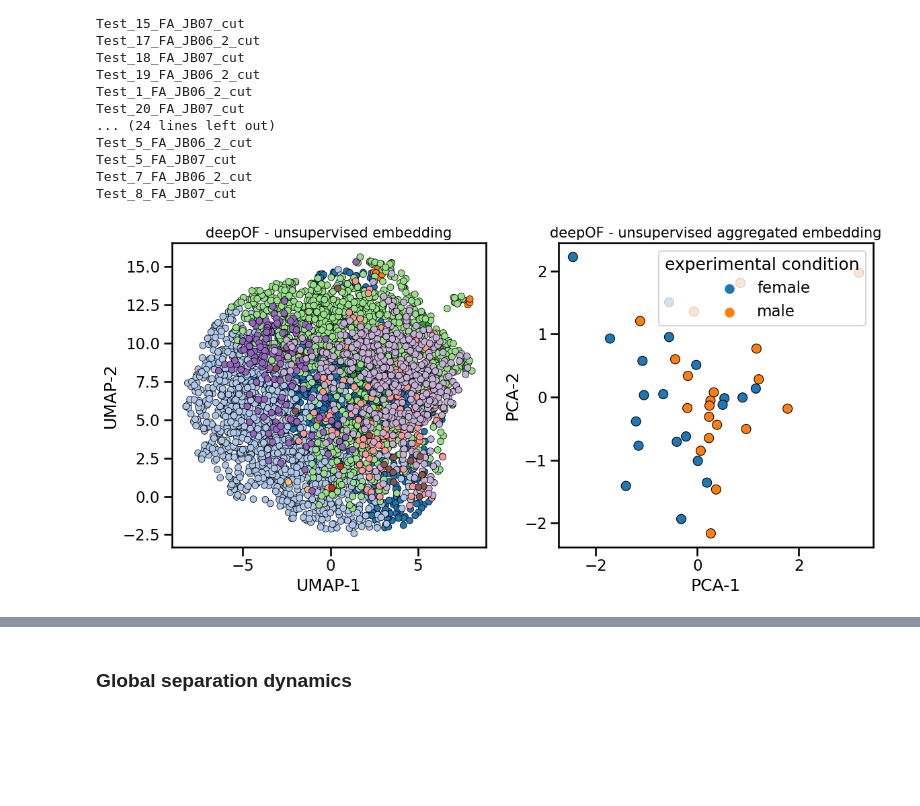
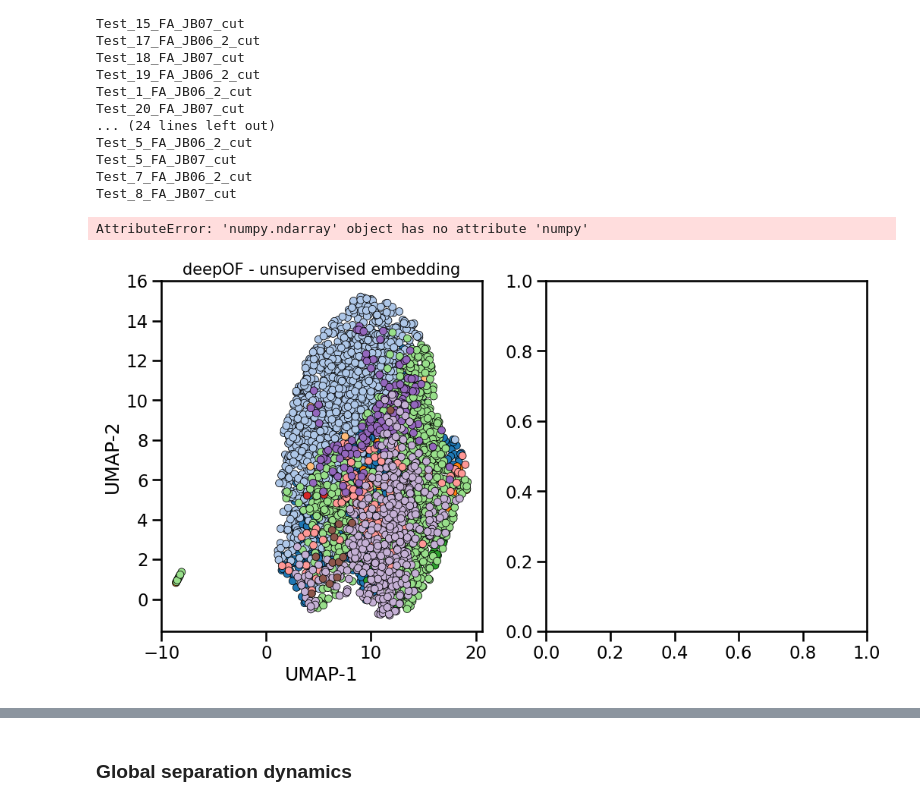
Before and after one commit to mlfpm/deepof, a Jupyter notebook: docs/source/tutorial_notebooks/deepof_unsupervised_tutorial.ipynb, the cells around one changed output, grey strips where cells are left out. Drawn from its saved outputs; the diff is of its cells as text; code cells hidden in the pictures; blank space fills up the shorter version.

```diff
--- a/docs/source/tutorial_notebooks/deepof_unsupervised_tutorial.ipynb
+++ b/docs/source/tutorial_notebooks/deepof_unsupervised_tutorial.ipynb
@@ -46,19 +41,13 @@ my_deepof_project.get_exp_conditions['Test_10_FA_JB06_2_cut']
 # Add preprocessing options to include multiple animals, concatenated and together in a graph
 
 tt = my_deepof_project.get_coords(center="Center", align="Spine_1")
-# ss = my_deepof_project.get_coords(speed=1)
-
-# tt = cc.merge(ss)
-
 tt, _ = tt.preprocess(
-    window_size=25,
+    window_size=13,
     window_step=1,
     test_videos=1,
     scale="standard",
     handle_ids="split", # "concat" uses bps from != animals as features, "split"
 )
-
-# tt = (tt[0][:25000], tt[1][:25000], tt[2][:25000], tt[3][:25000])
 # %%
 # SAME HERE: Last section of the last tutorial should explore tensor and graph preprocessing
 from deepof.utils import connect_mouse_topview
@@ -68,12 +57,13 @@ pp, G, to_preprocess, global_scaler = my_deepof_project.get_graph_dataset(
    # animal_id="B",
     center="Center",
     align="Spine_1",
+    window_size=13,
+    window_step=1,
     preprocess=True,
     scale="standard"
 )
 
 adj = nx.adjacency_matrix(G).todense()
-#pp = (pp[0][:25000], pp[1][:25000], pp[2][:25000], pp[3][:25000], pp[4][:25000], pp[5][:25000])
 # %%
 #What happens if we use a two-stage normalization approach?
 # 1) Normalize within animals to get rid of body size effects
@@ -84,18 +74,18 @@ adj = nx.adjacency_matrix(G).todense()
 # %%
 %%time
 cons = my_deepof_project.deep_unsupervised_embedding(
-    pp,
+    [p[:2000] for p in pp],
     adjacency_matrix=adj,
-    embedding_model="VaDE",
+    embedding_model="VQVAE",
     epochs=2,
     encoder_type="recurrent",
     n_components=15,
-    latent_dim=8,
+    latent_dim=4,
     kl_warmup=10,
     kl_annealing_mode="linear",
     batch_size=128,
     kmeans_loss=0.0,
     reg_cat_clusters=0.0,
-    pretrained="deepof_FC_project_files/Trained_models/train_models/trained_weights/deepof_unsupervised_VaDE_recurrent_encodings_input_type=graph_kmeans_loss=0.0_encoding=8_k=15_20230126-094309_final_weights.h5",
+  # pretrained="deepof_FC_project_files/Trained_models/train_models/trained_weights/deepof_unsupervised_VaDE_recurrent_encodings_input_type=graph_kmeans_loss=0.0_encoding=8_k=15_20230126-094309_final_weights.h5",
 )
 # %% [output]
@@ -181,35 +185,36 @@ import matplotlib.pyplot as plt
 import seaborn as sns
 
 fig, (ax1, ax2) = plt.subplots(1, 2, figsize=(12, 6))
 sns.set_context("talk")
 
 deepof.visuals.plot_embeddings(
     my_deepof_project,
     embeddings,
     soft_counts,
     breaks,
     aggregate_experiments=False,
     samples=100,
     ax=ax1,
     save=False, # Set to True, or give a custom name, to save the plot
 )
 
 deepof.visuals.plot_embeddings(
     my_deepof_project,
     embeddings,
     soft_counts,
     breaks,
-    aggregate_experiments="time on cluster",
+    aggregate_experiments="median",
     exp_condition="Sex",
     show_aggregated_density=False,
     ax=ax2,
     save=False, # Set to True, or give a custom name, to save the plot,
 )
 
 plt.tight_layout()
 plt.show()
 # %% [output]
+AttributeError: 'numpy.ndarray' object has no attribute 'numpy'
-[figure, old version]
+[figure, new version]
 # %%
 from IPython import display
 
```
Also changed, not shown: parts of 34 cells of this notebook, 2 other files.
